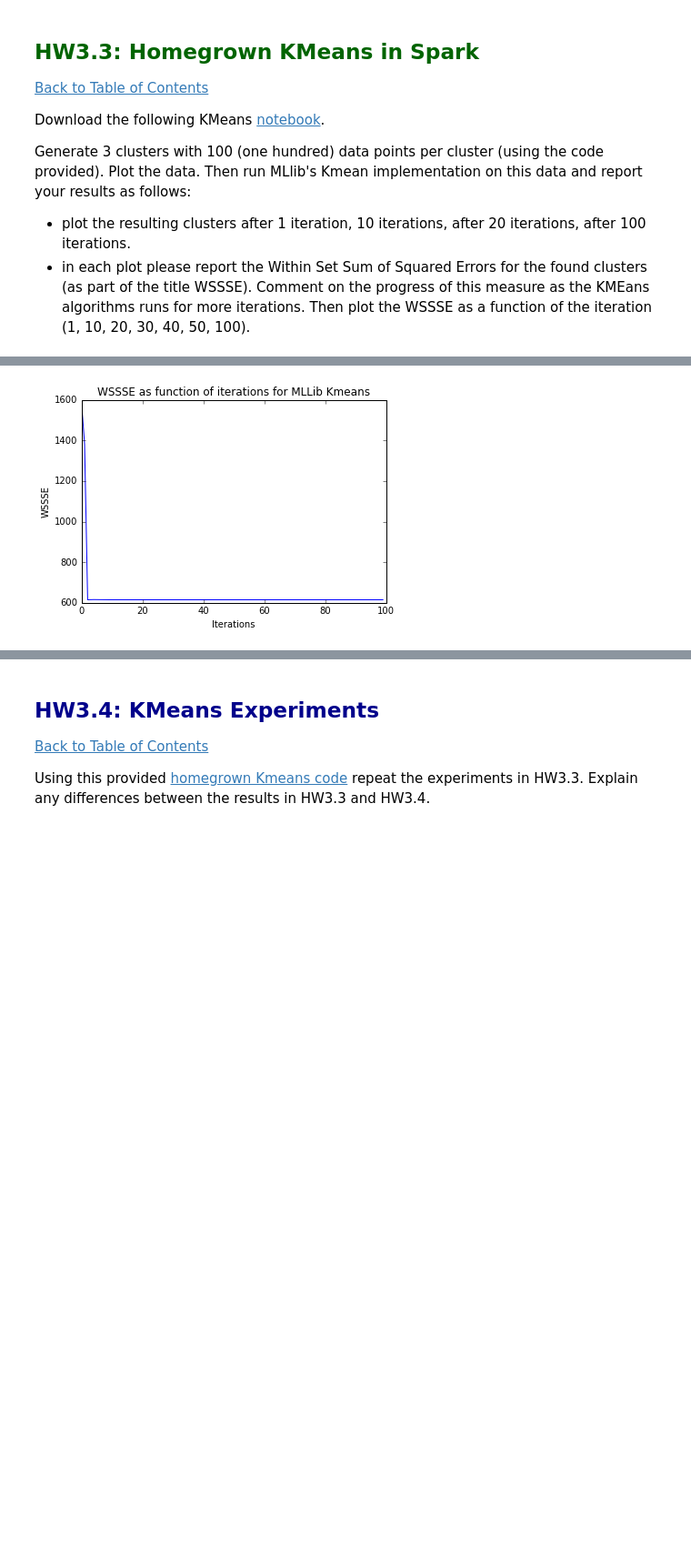
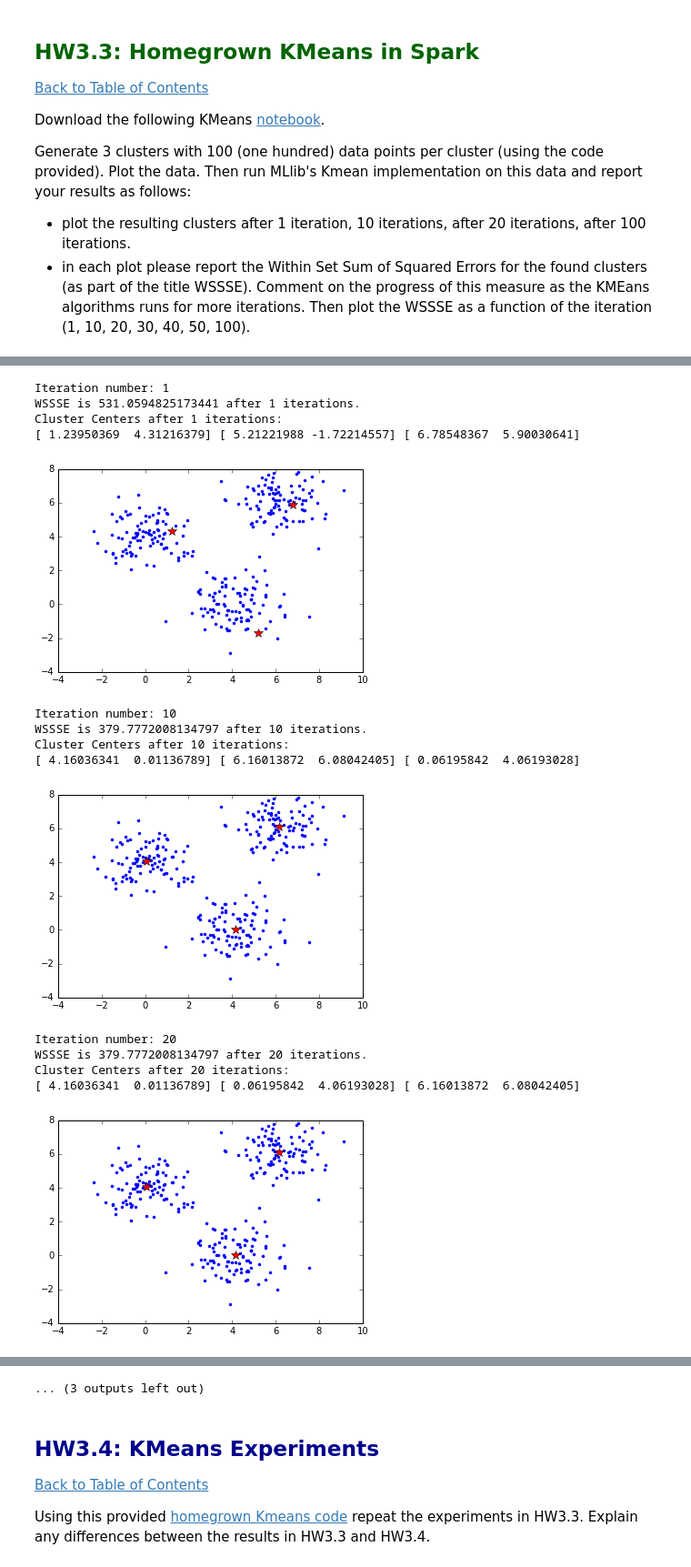
Before and after one commit to anaveenan/MachineLearning, a Jupyter notebook: TargetDataScienceTraining/Week 2/HW3/Zuehlke DAMLAS Target DS Homework - 2aug2016.ipynb, the cells around one changed output, grey strips where cells are left out. Shown at 91% size. Drawn from its saved outputs; the diff is of its cells as text; code cells hidden in the pictures; blank space fills up the shorter version.

```diff
--- a/TargetDataScienceTraining/Week 2/HW3/Zuehlke DAMLAS Target DS Homework - 2aug2016.ipynb
+++ b/TargetDataScienceTraining/Week 2/HW3/Zuehlke DAMLAS Target DS Homework - 2aug2016.ipynb
@@ -458,12 +380,67 @@ Cluster Centers after 100 iterations:
-# %%
-xfull = range(100)
-x = [xfull[0], xfull[1], xfull[2], xfull[4], xfull[9], xfull[19], xfull[99]]
-y = [wsssemllib[0], wsssemllib[1], wsssemllib[2], wsssemllib[4], wsssemllib[9], wsssemllib[19], wsssemllib[99]]
-
-plt.plot(x, y)
-plt.title("WSSSE as function of iterations for MLLib Kmeans")
-plt.xlabel("Iterations")
-plt.ylabel("WSSSE")
-plt.show()
-# %% [output]
-[figure, removed]
+# %%
+import numpy as np
+import pylab as plt
+from numpy import array
+from math import sqrt
+from pyspark.mllib.clustering import KMeans, KMeansModel
+
+def errorHW33(point):
+    center = clustersHW33.centers[clustersHW33.predict(point)]
+    return sqrt(sum([x**2 for x in (point - center)]))
+
+#plot centroids and data points for each iteration
+def plot_iterationHW33(means):
+    pylab.plot(samples1[:, 0], samples1[:, 1], '.', color = 'blue')
+    pylab.plot(samples2[:, 0], samples2[:, 1], '.', color = 'blue')
+    pylab.plot(samples3[:, 0], samples3[:, 1],'.', color = 'blue')
+    pylab.plot(means[0][0], means[0][1],'*',markersize =10,color = 'red')
+    pylab.plot(means[1][0], means[1][1],'*',markersize =10,color = 'red')
+    pylab.plot(means[2][0], means[2][1],'*',markersize =10,color = 'red')
+    pylab.show()
+
+iterationsHW33 = [1, 10, 20, 30, 40, 50, 100]
+for_plotHW33 = []
+
+dataHW33 = sc.textFile("data.csv") \
+    .map(lambda line: array([float(x) for x in line.split(',')])) \
+    .cache()
+
+for iteration in iterationsHW33:
+    # Build the model (cluster the data)
+    clustersHW33 = KMeans.train(dataHW33, 3, maxIterations = iteration, runs = 1, initializationMode="random")
+
+# Evaluate clustering by computing Within Set Sum of Squared Errors
+
+    WSSSE_HW33 = dataHW33.map(lambda point: errorHW33(point)).reduce(lambda x, y: x + y)
+
+
+    if iteration == 1 or iteration == 10 or iteration == 20 or iteration == 30 or \
+    iteration == 40 or iteration == 50 or iteration == 100:
+        print("Iteration number: " + str(iteration))
+        print("WSSSE is " + str(WSSSE_HW33) + " after " + str(iteration) + " iterations.")
+        print("Cluster Centers after " + str(iteration) + " iterations:")
+        print(clustersHW33.centers[0], clustersHW33.centers[1], clustersHW33.centers[2])
+        plot_iterationHW33(clustersHW33.centers)
+        for_plotHW33.insert(iteration,WSSSE_HW33)
+
+plt.plot(iterationsHW33, for_plotHW33)
+plt.title("WSSSE as function of iterations for MLLib Kmeans")
+plt.xlabel("Iterations")
+plt.ylabel("WSSSE")
+plt.show()
+# %% [output]
+Iteration number: 1
+WSSSE is 531.0594825173441 after 1 iterations.
+Cluster Centers after 1 iterations:
+[ 1.23950369  4.31216379] [ 5.21221988 -1.72214557] [ 6.78548367  5.90030641]
+[figure, added]
+Iteration number: 10
+WSSSE is 379.7772008134797 after 10 iterations.
+Cluster Centers after 10 iterations:
+[ 4.16036341  0.01136789] [ 6.16013872  6.08042405] [ 0.06195842  4.06193028]
+[figure, added]
+Iteration number: 20
+WSSSE is 379.7772008134797 after 20 iterations.
+Cluster Centers after 20 iterations:
+[ 4.16036341  0.01136789] [ 0.06195842  4.06193028] [ 6.16013872  6.08042405]
+[figure, added]
@@ -470,3 +462,4 @@ plt.show()
+... (3 outputs left out)
 # %% [markdown]
 <a name="HW3.4"><h2 style="color:darkblue"> HW3.4: KMeans Experiments  </h2>
 [Back to Table of Contents](#TOC)
```
Also changed, not shown: parts of 34 cells of this notebook.
